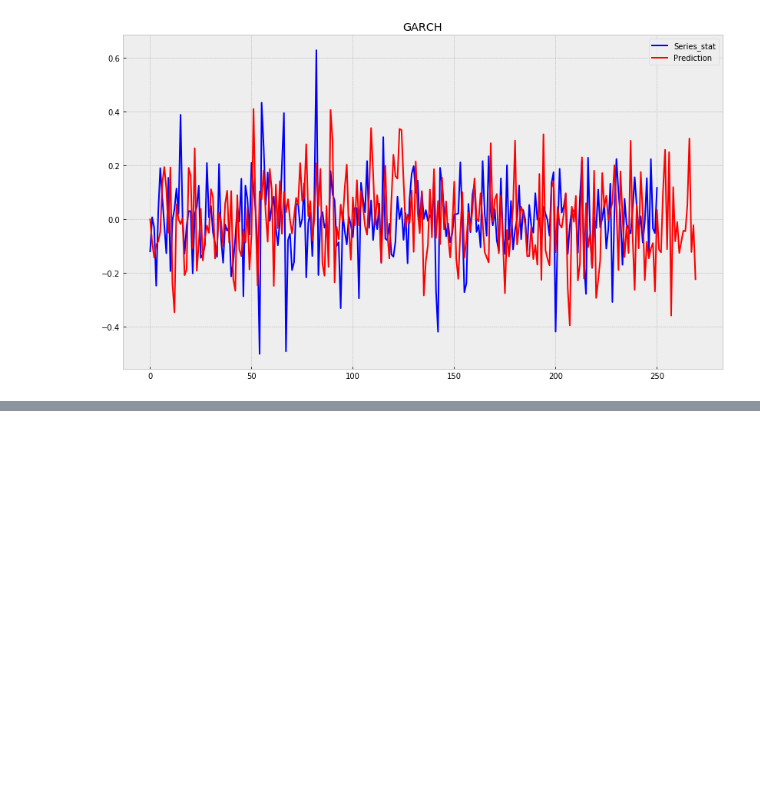
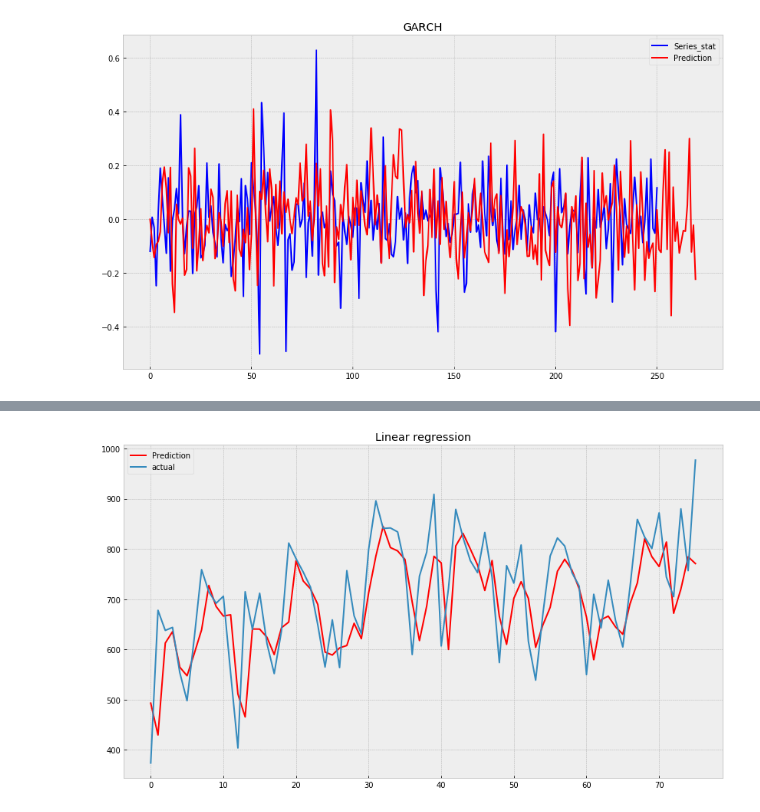
Before and after one commit to olgamonahova/ML, a Jupyter notebook: Time Series-3 ARIMA GARCH/HW/HW ARIMA GARCH.ipynb, the cells around one changed output, grey strips where cells are left out. Saved outputs shown, nothing was run; the diff lists cells and outputs as text; code cells hidden in the pictures; blank space fills up the shorter version.

```diff
--- a/Time Series-3 ARIMA GARCH/HW/HW ARIMA GARCH.ipynb
+++ b/Time Series-3 ARIMA GARCH/HW/HW ARIMA GARCH.ipynb
@@ -212,0 +243,26 @@ with plt.style.context('bmh'):
+# %%
+df['Year'] = date[0]
+df['Month']= date[1]
+# %%
+сategorical_columns = ['Month']
+# %%
+for x in сategorical_columns:
+    df = pd.concat([df, pd.get_dummies(df[x], prefix=x)], axis=1)
+    df = df.drop(x, axis=1)
+# %%
+X_train, X_test, y_train, y_test = prepareData(df, lag_start=1, lag_end=5, test_size=0.3)
+# %%
+from sklearn.linear_model import LinearRegression
+
+lr = LinearRegression()
+lr.fit(X_train, y_train)
+prediction = lr.predict(X_test)
+
+plt.figure(figsize=(14, 8))
+plt.plot(prediction, "r", label="Prediction")
+plt.plot(y_test.values, label="actual")
+plt.legend(loc="best")
+plt.title("Linear regression")
+plt.grid(True);
+# %% [output]
+[figure, added]
```
Also changed, not shown: parts of 4 cells of this notebook.
